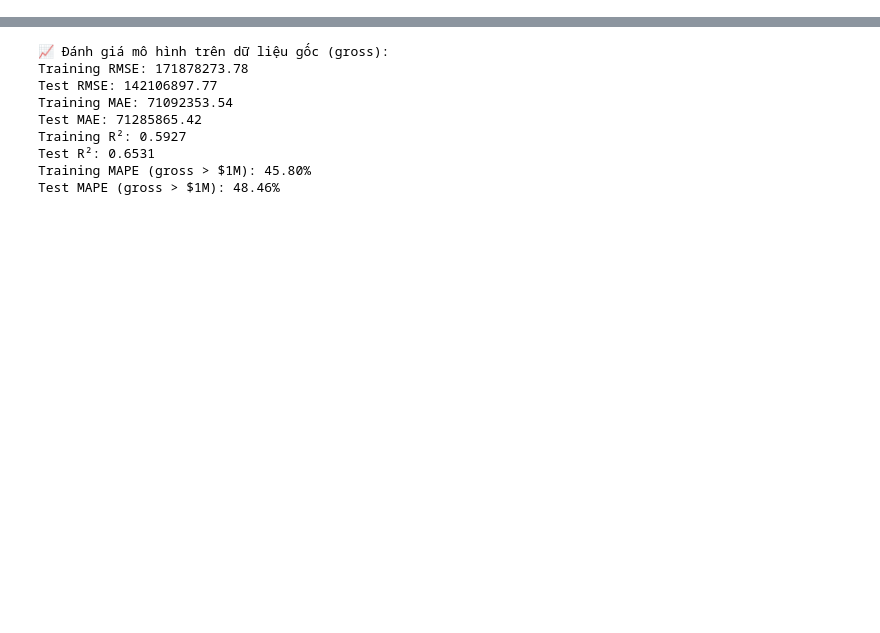
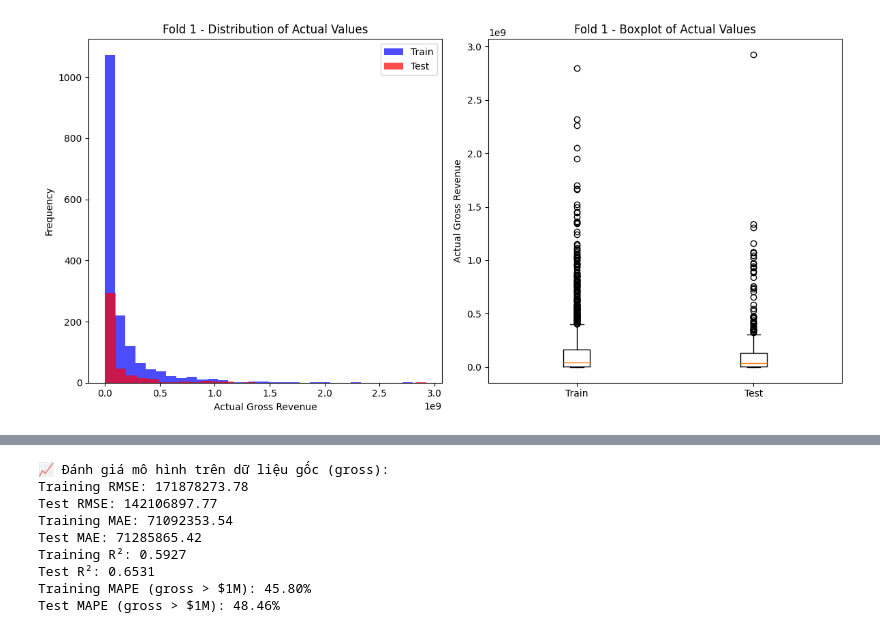
Before and after one commit to phuocnguyen2412/movie-analyst, a Jupyter notebook: Gradient_Boosting_model.ipynb, the cells around one changed output, grey strips where cells are left out. Drawn from its saved outputs; the diff is of its cells as text; code cells hidden in the pictures; blank space fills up the shorter version.

Commit message:
thêm MAPE

```diff
--- a/Gradient_Boosting_model.ipynb
+++ b/Gradient_Boosting_model.ipynb
@@ -91,16 +89,13 @@ Best CV RMSE: 1.9849
 # Dùng mô hình tốt nhất để thay cho model ban đầu
 model = grid_search.best_estimator_
 # %%
-# Chuẩn hóa toàn bộ X để dùng cho KFold cross-validation
-X_scaled = scaler.fit_transform(X)
-
 # Tạo KFold
 kfold = KFold(n_splits=5, shuffle=True, random_state=42)
 
 # Danh sách lưu kết quả
 rmse_list, mse_list, mae_list, mape_list, r2_list = [], [], [], [], []
 
-print("📊 Cross-validation results:")
+print("📊 Cross-validation results (on original gross scale):")
 
 for fold, (train_idx, val_idx) in enumerate(kfold.split(X, y), 1):
     print(f"\n📁 Fold {fold}")
@@ -108,25 +103,40 @@ for fold, (train_idx, val_idx) in enumerate(kfold.split(X, y), 1):
     # Tạo tập train/val
     X_train_df = X.iloc[train_idx].copy()
     X_val_df = X.iloc[val_idx].copy()
-    y_train_fold = y.iloc[train_idx]
-    y_val_fold = y.iloc[val_idx]
+    y_train_fold_log = y.iloc[train_idx]
+    y_val_fold_log = y.iloc[val_idx]
 
     # Chuẩn hóa
+    scaler = StandardScaler()
     X_train = scaler.fit_transform(X_train_df)
     X_val = scaler.transform(X_val_df)
 
     # Fit model
-    model.fit(X_train, y_train_fold)
+    model.fit(X_train, y_train_fold_log)
 
-    # Dự đoán
-    train_pred = model.predict(X_train)
-    val_pred = model.predict(X_val)
+    # Dự đoán trên log scale
+    train_pred_log = model.predict(X_train)
+    val_pred_log = model.predict(X_val)
+
+    # Giới hạn giá trị log để tránh expm1 bị inf
+    train_pred_log = np.clip(train_pred_log, a_min=None, a_max=100)
+    val_pred_log = np.clip(val_pred_log, a_min=None, a_max=100)
+
+    # Chuyển về thang đo gốc
+    y_train_fold = np.expm1(y_train_fold_log)
+    y_val_fold = np.expm1(y_val_fold_log)
+    train_pred = np.expm1(train_pred_log)
+    val_pred = np.expm1(val_pred_log)
 
     # Đánh giá
     rmse = np.sqrt(mean_squared_error(y_val_fold, val_pred))
     mse = mean_squared_error(y_val_fold, val_pred)
     mae = mean_absolute_error(y_val_fold, val_pred)
-    mape = mean_absolute_percentage_error(y_val_fold, val_pred)
+
+    # Chỉ tính MAPE khi y thực sự đủ lớn
+    mask_val = y_val_fold > 1e6
+    mape = mean_absolute_percentage_error(y_val_fold[mask_val], val_pred[mask_val])
+
     r2 = r2_score(y_val_fold, val_pred)
 
     # Lưu kết quả
@@ -136,22 +146,45 @@ for fold, (train_idx, val_idx) in enumerate(kfold.split(X, y), 1):
     mape_list.append(mape)
     r2_list.append(r2)
 
-    print(f"  RMSE: {rmse:.4f}, MSE: {mse:.4f}, MAE: {mae:.4f}, MAPE: {mape*100:.2f}%, R²: {r2:.4f}")
+    print(f"  RMSE: {rmse:.2f}, MSE: {mse:.2f}, MAE: {mae:.2f}, MAPE: {mape*100:.2f}%, R²: {r2:.4f}")
 
-    # # Vẽ kết quả nếu cần (Kiểm tra lại visualize_results trước khi sử dụng)
-    # visualize_results(
-    #     y_train_fold, train_pred,
-    #     y_val_fold, val_pred,
-    #     model=model,
-    #     df=X,
-    #     is_logged=True
-    # )
+    # Kiểm tra phân bố giữa train và test
+    plt.figure(figsize=(12, 6))
 
-# In kết quả trung bình
-print("\n📈 Average Cross-validation Performance:")
-print(f"Avg RMSE: {np.mean(rmse_list):.4f}")
-print(f"Avg MSE:  {np.mean(mse_list):.4f}")
-print(f"Avg MAE:  {np.mean(mae_list):.4f}")
-print(f"Avg MAPE: {np.mean(mape_list)*100:.2f}%")
-print(f"Avg R²:   {np.mean(r2_list):.4f}")
+    # Biểu đồ phân phối giá trị thực tế cho Train
+    plt.subplot(1, 2, 1)
+    plt.hist(y_train_fold, bins=30, color='blue', alpha=0.7, label="Train")
+    plt.hist(y_val_fold, bins=30, color='red', alpha=0.7, label="Test")
+    plt.title(f"Fold {fold} - Distribution of Actual Values")
+    plt.xlabel("Actual Gross Revenue")
+    plt.ylabel("Frequency")
+    plt.legend()
+
+    # Biểu đồ boxplot phân phối giữa Train và Test
+    plt.subplot(1, 2, 2)
+    plt.boxplot([y_train_fold, y_val_fold], labels=["Train", "Test"])
+    plt.title(f"Fold {fold} - Boxplot of Actual Values")
+    plt.ylabel("Actual Gross Revenue")
+
+    plt.tight_layout()
+    plt.show()
+    # Vẽ biểu đồ Actual vs Predicted cho Train và Test
+    plt.figure(figsize=(8, 6))
+
+    # Vẽ cho dữ liệu huấn luyện (train)
+    plt.scatter(y_train_fold, train_pred, color='blue', label='Train', alpha=0.6)
+
+    # Vẽ cho dữ liệu kiểm tra (test)
+    plt.scatter(y_val_fold, val_pred, color='red', label='Test', alpha=0.6)
+
+    # Đường chéo biểu thị dự đoán hoàn hảo
+    plt.plot([y_train_fold.min(), y_train_fold.max()], [y_train_fold.min(), y_train_fold.max()], color='green', lw=2, label="Perfect Prediction")
+
+    # Tiêu đề và nhãn
+    plt.title(f"Fold {fold}: Train vs Test Actual vs Predicted")
+    plt.xlabel("Actual Gross Revenue")
+    plt.ylabel("Predicted Gross Revenue")
+    plt.legend()
+    plt.grid(True)
+    plt.show()
 # %% [output]
@@ -174,0 +195 @@ Avg R²:   0.5893
+[figure, added]
```
Also changed, not shown: parts of 5 cells of this notebook.
